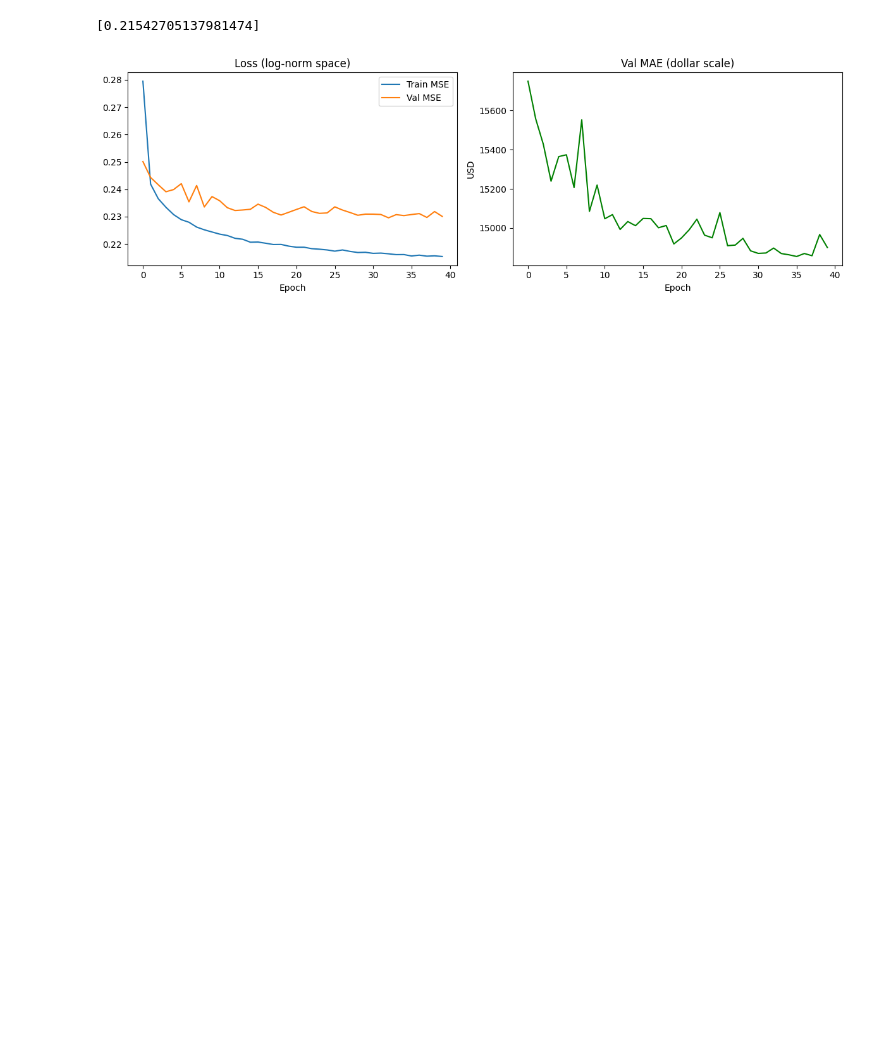
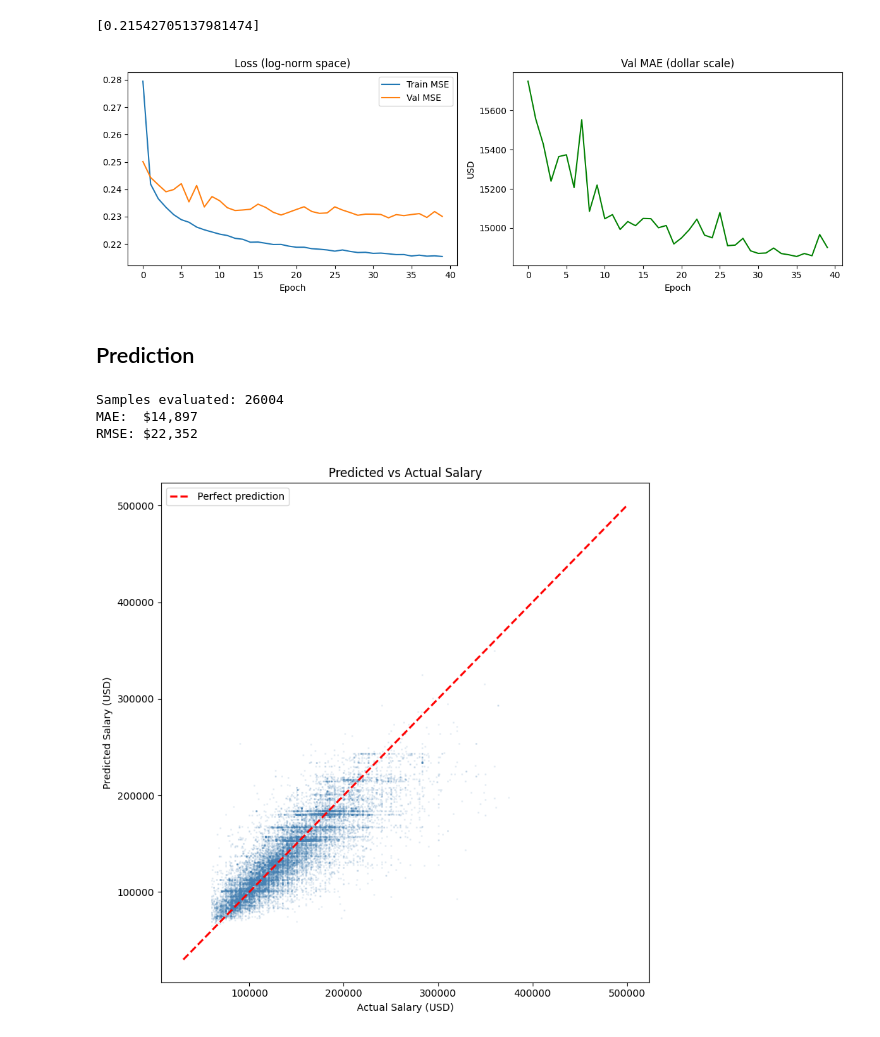
Before and after one commit to jean-johnson-zwix/compensation_buddy, a Jupyter notebook: model_training.ipynb, the cells around one changed output. Cells and saved outputs as stored; diff of their text form; code cells hidden in the pictures; blank space fills up the shorter version.

```diff
--- a/model_training.ipynb
+++ b/model_training.ipynb
@@ -639,3 +647,48 @@ plt.tight_layout()
 plt.show()
 # %% [output]
 [figure]
+# %% [markdown]
+## Prediction
+# %%
+# Load the best checkpoint and predict on validation set
+X, Y, _ = load_npz('tech_salary_dataset.npz')
+tr_idx, va_idx = split_indices(len(X), 0.1, seed=0)
+
+Xva = X[va_idx]
+Yva = Y[va_idx]
+
+pred = predict('compensation_buddy/best.pt', 'compensation_buddy/scalers.npz', Xva)
+
+y_true = Yva.flatten()
+y_pred = pred.flatten()
+
+print(f"Samples evaluated: {len(y_true)}")
+print(f"MAE:  ${np.mean(np.abs(y_pred - y_true)):,.0f}")
+print(f"RMSE: ${np.sqrt(np.mean((y_pred - y_true)**2)):,.0f}")
+# %% [output]
+Samples evaluated: 26004
+MAE:  $14,897
+RMSE: $22,352
+# %%
+# predicted vs actual
+
+import matplotlib.pyplot as plt
+import numpy as np
+
+fig, ax = plt.subplots(figsize=(8, 8))
+
+ax.scatter(y_true, y_pred, alpha=0.1, s=1, color='steelblue')
+
+# Perfect prediction line
+ax.plot([30000, 500000], [30000, 500000], 'r--', linewidth=2, label='Perfect prediction')
+
+ax.set_xlabel('Actual Salary (USD)')
+ax.set_ylabel('Predicted Salary (USD)')
+ax.set_title('Predicted vs Actual Salary')
+ax.legend()
+
+plt.tight_layout()
+plt.savefig('pred_vs_actual.png', dpi=150, bbox_inches='tight')
+plt.show()
+# %% [output]
+[figure, added]
```
Also changed, not shown: parts of 6 cells of this notebook.
